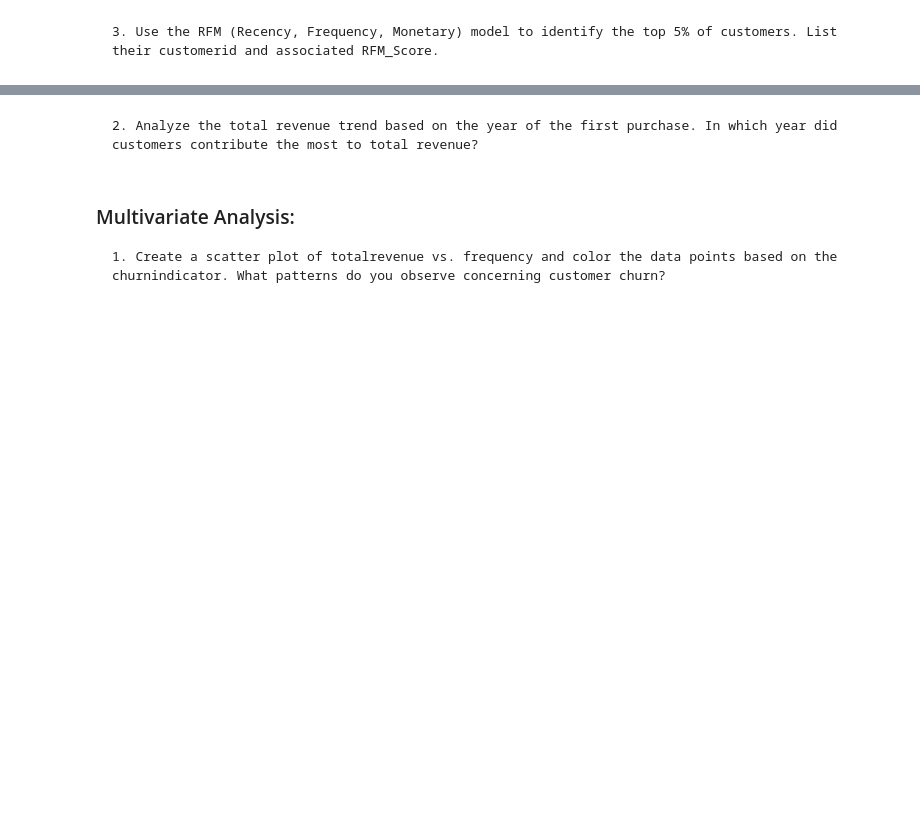
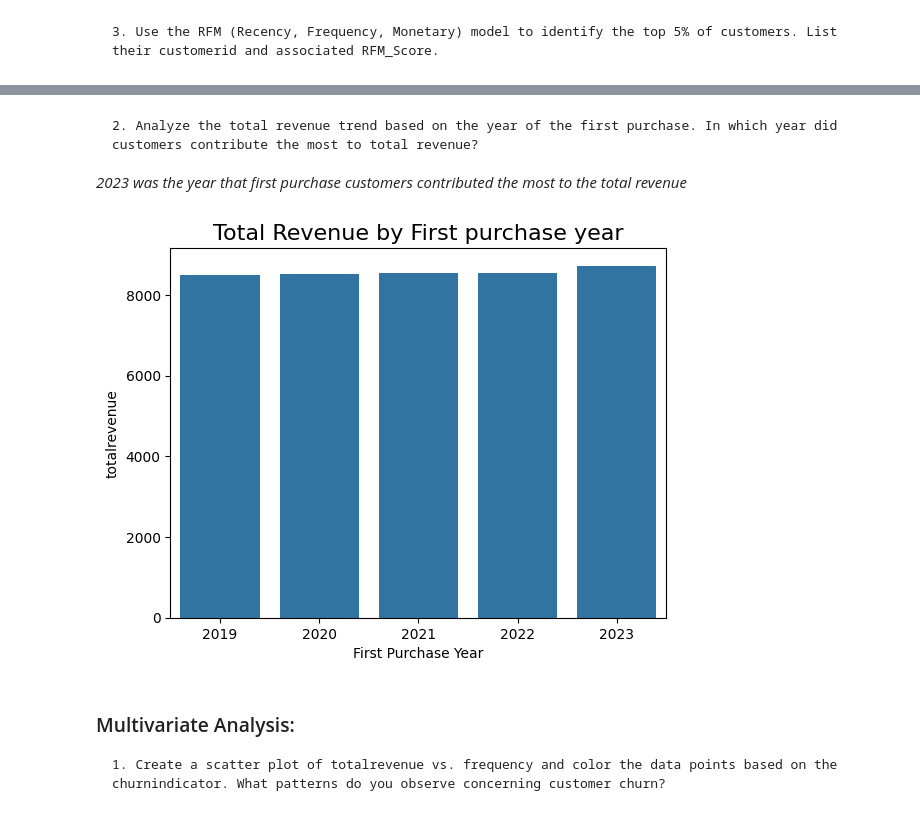
Before and after one commit to kaikesvieira/MarketingAnalytics, a Jupyter notebook: Project 4 - Customer Lifetime Value/customer_lifetime_value_code.ipynb, the cells around one changed output, grey strips where cells are left out. Saved outputs shown, nothing was run; the diff lists cells and outputs as text; code cells hidden in the pictures; blank space fills up the shorter version.

Commit message:
RFM score, barplot, parallel coordinates

```diff
--- a/Project 4 - Customer Lifetime Value/customer_lifetime_value_code.ipynb
+++ b/Project 4 - Customer Lifetime Value/customer_lifetime_value_code.ipynb
@@ -12,7 +12,7 @@ import datetime as dt
 ### Preliminary EDA:
     1. Load the provided dataset into a Pandas DataFrame. Display the first 5 rows of the DataFrame to understand its structure.
 # %%
-df = pd.read_csv("C:\\Users\\podop\\Documents\\Marketing Analysis\\Project 4 Customer LIfe Value\\customer_lifetime_value_dataset(1).csv")
+df = pd.read_csv("customer_lifetime_value_dataset.csv")
 # %% [markdown]
     2. Generate a report detailing the data types of each column in the dataset. How many of them are categorical? How many are numerical?
 # %%
@@ -175,2 +184,10 @@ plt.show()
 # %%
 df['frequency'] = df['totalpurchases']/df['tenure']
+
+# Assign R, F, M scores using quantiles
+df['r_score'] = pd.qcut(df['recency'], 4, labels=[4, 3, 2, 1])
+df['freq_score'] = pd.cut(df['frequency'], 4, labels=[1, 2, 3, 4], duplicates='drop')
+df['m_score'] = pd.qcut(df['totalrevenue'], 4, labels=[1, 2, 3, 4])
+
+# Combine RFM scores into a single score (optional)
+df['rfm_score'] = df['r_score'].astype(str) + df['freq_score'].astype(str) + df['m_score'].astype(str)
@@ -177,5 +214,14 @@ df['frequency'] = df['totalpurchases']/df['tenure']
 # %% [markdown]
     2. Analyze the total revenue trend based on the year of the first purchase. In which year did customers contribute the most to total revenue?
+
+*2023 was the year that first purchase customers contributed the most to the total revenue*
+# %%
+sns.barplot(x=df['firstpurchasedate'].dt.year, y=df['totalrevenue'], errorbar=None)
+plt.title("Total Revenue by First purchase year", fontsize = 16)
+plt.xlabel("First Purchase Year")
+plt.show()
+# %% [output]
+[figure, added]
 # %% [markdown]
 ### Multivariate Analysis:
     1. Create a scatter plot of totalrevenue vs. frequency and color the data points based on the churnindicator. What patterns do you observe concerning customer churn?
```
Also changed, not shown: parts of 6 cells of this notebook.
